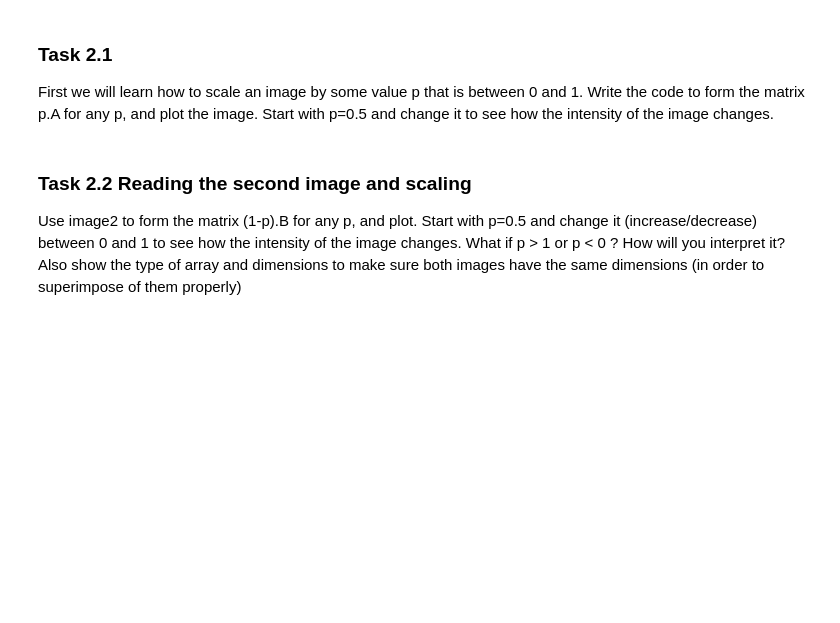
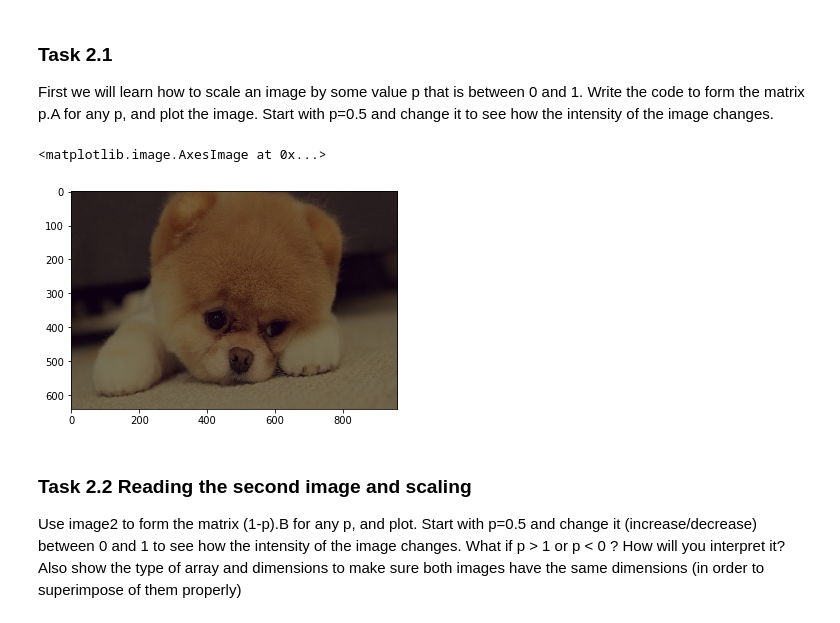
Before and after one commit to yaooo/DataScience, a Jupyter notebook: Lab5/Release V3 - Lab 5 - Image Processing.ipynb, the cells around one changed output. Drawn from its saved outputs; the diff is of its cells as text; code cells hidden in the pictures; blank space fills up the shorter version.

```diff
--- a/Lab5/Release V3 - Lab 5 - Image Processing.ipynb
+++ b/Lab5/Release V3 - Lab 5 - Image Processing.ipynb
@@ -115,3 +124,18 @@ import numpy as np
+# %%
+## BEGIN SOLUTION
+import numpy as np
+
+# format matrix P, not sure if it is what the professor wants
+p = np.linspace(0, 1, 200)
+
+# directly picked 0.5 instead of pick from the matrix p
+new_img = (0.5 * im1)
+new_img = new_img.astype(int)
+plt.imshow(new_img)
+## END SOLUTION
+# %% [output]
+<matplotlib.image.AxesImage at 0x...>
+[figure, added]
 # %% [markdown]
 ### Task 2.2 Reading the second image and scaling
 Use image2 to form the matrix (1-p).B for any p, and plot. Start with p=0.5 and change it (increase/decrease) between 0 and 1 to see how the intensity of the image changes. What if p > 1 or p < 0 ? How will you interpret it?  Also show the type of array and dimensions to make sure both images have the same dimensions (in order to superimpose of them properly)
```
Also changed, not shown: parts of 14 cells of this notebook, 1 other file.
